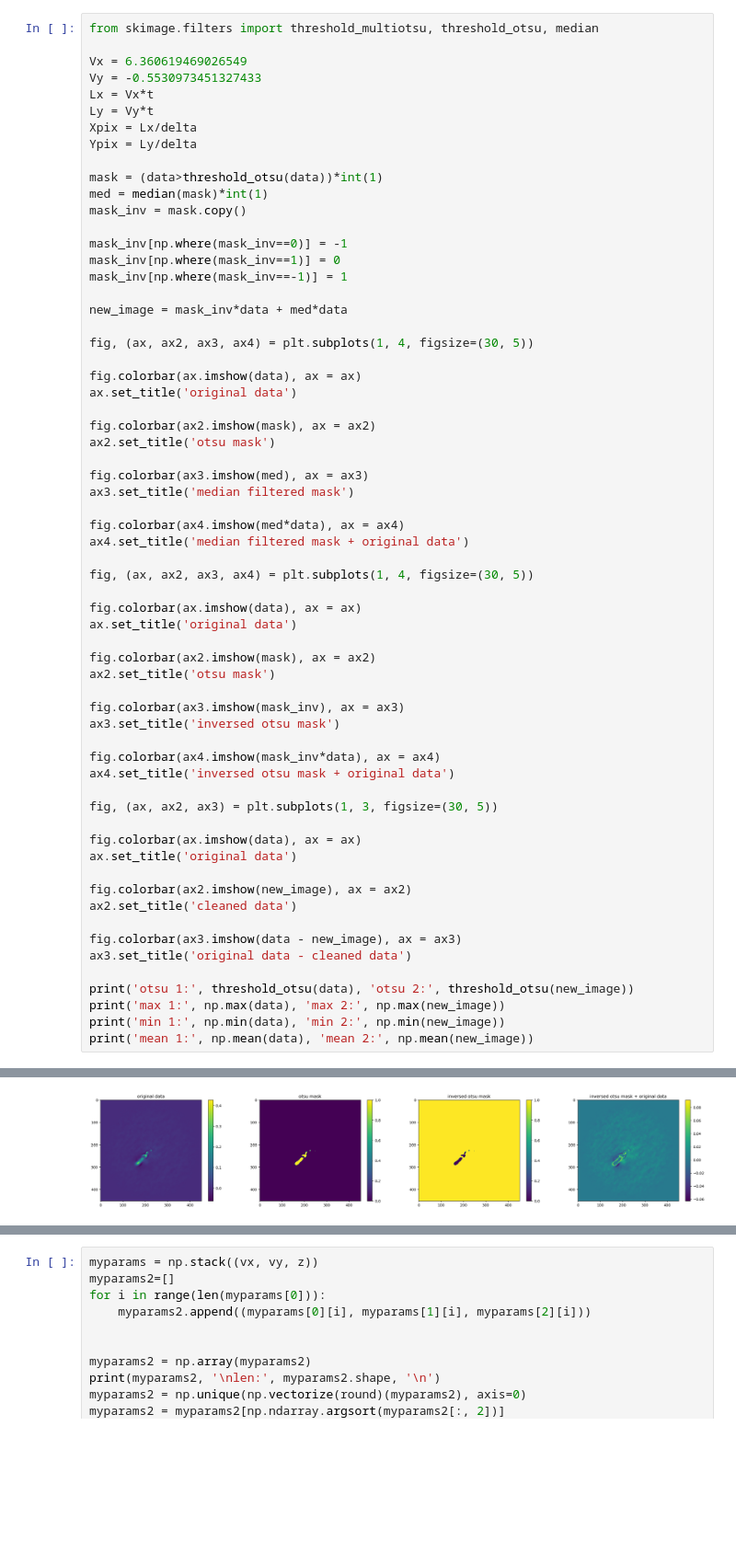
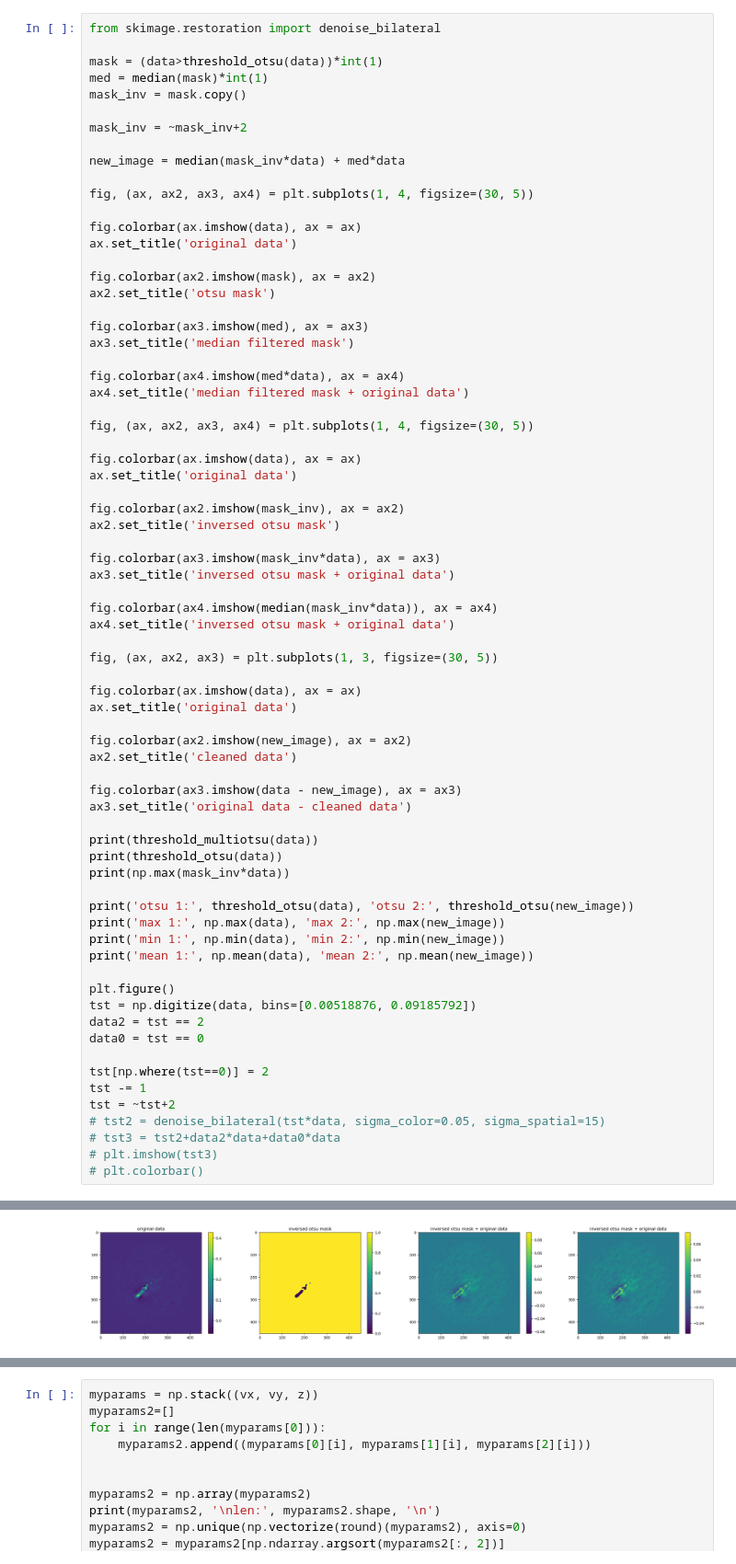
Before and after one commit to AntonMate/domecam, a Jupyter notebook: curvefitting_se.ipynb, the cells around one changed output, grey strips where cells are left out. Shown at 92% size. Saved outputs shown, nothing was run; the diff lists cells and outputs as text; blank space fills up the shorter version.

```diff
--- a/curvefitting_se.ipynb
+++ b/curvefitting_se.ipynb
@@ -197,24 +198,15 @@ def one_speckle_fit(params=None):
 # %% [output]
 [figure]
 # %%
-from skimage.filters import threshold_multiotsu, threshold_otsu, median
-
-Vx = 6.360619469026549
-Vy = -0.5530973451327433
-Lx = Vx*t
-Ly = Vy*t
-Xpix = Lx/delta
-Ypix = Ly/delta
+from skimage.restoration import denoise_bilateral
 
 mask = (data>threshold_otsu(data))*int(1)
 med = median(mask)*int(1)
 mask_inv = mask.copy()
 
-mask_inv[np.where(mask_inv==0)] = -1
-mask_inv[np.where(mask_inv==1)] = 0
-mask_inv[np.where(mask_inv==-1)] = 1
+mask_inv = ~mask_inv+2
 
-new_image = mask_inv*data + med*data
+new_image = median(mask_inv*data) + med*data
 
 fig, (ax, ax2, ax3, ax4) = plt.subplots(1, 4, figsize=(30, 5))
 
@@ -235,13 +227,13 @@ fig, (ax, ax2, ax3, ax4) = plt.subplots(1, 4, figsize=(30, 5))
 fig.colorbar(ax.imshow(data), ax = ax)
 ax.set_title('original data')
 
-fig.colorbar(ax2.imshow(mask), ax = ax2)
-ax2.set_title('otsu mask')
+fig.colorbar(ax2.imshow(mask_inv), ax = ax2)
+ax2.set_title('inversed otsu mask')
 
-fig.colorbar(ax3.imshow(mask_inv), ax = ax3)
-ax3.set_title('inversed otsu mask')
+fig.colorbar(ax3.imshow(mask_inv*data), ax = ax3)
+ax3.set_title('inversed otsu mask + original data')
 
-fig.colorbar(ax4.imshow(mask_inv*data), ax = ax4)
+fig.colorbar(ax4.imshow(median(mask_inv*data)), ax = ax4)
 ax4.set_title('inversed otsu mask + original data')
 
 fig, (ax, ax2, ax3) = plt.subplots(1, 3, figsize=(30, 5))
@@ -255,8 +247,25 @@ ax2.set_title('cleaned data')
 fig.colorbar(ax3.imshow(data - new_image), ax = ax3)
 ax3.set_title('original data - cleaned data')
 
+print(threshold_multiotsu(data))
+print(threshold_otsu(data))
+print(np.max(mask_inv*data))
+
 print('otsu 1:', threshold_otsu(data), 'otsu 2:', threshold_otsu(new_image))
 print('max 1:', np.max(data), 'max 2:', np.max(new_image))
 print('min 1:', np.min(data), 'min 2:', np.min(new_image))
 print('mean 1:', np.mean(data), 'mean 2:', np.mean(new_image))
+
+plt.figure()
+tst = np.digitize(data, bins=[0.00518876, 0.09185792])
+data2 = tst == 2
+data0 = tst == 0
+
+tst[np.where(tst==0)] = 2
+tst -= 1
+tst = ~tst+2
+# tst2 = denoise_bilateral(tst*data, sigma_color=0.05, sigma_spatial=15)
+# tst3 = tst2+data2*data+data0*data
+# plt.imshow(tst3)
+# plt.colorbar()
 # %% [output]
@@ -267,2 +279,2 @@ mean 1: 0.0029639288282292293 mean 2: 0.0029579040280626307
 [figure]
-[figure, old version]
+[figure, new version]
```
Also changed, not shown: parts of 3 cells of this notebook.
